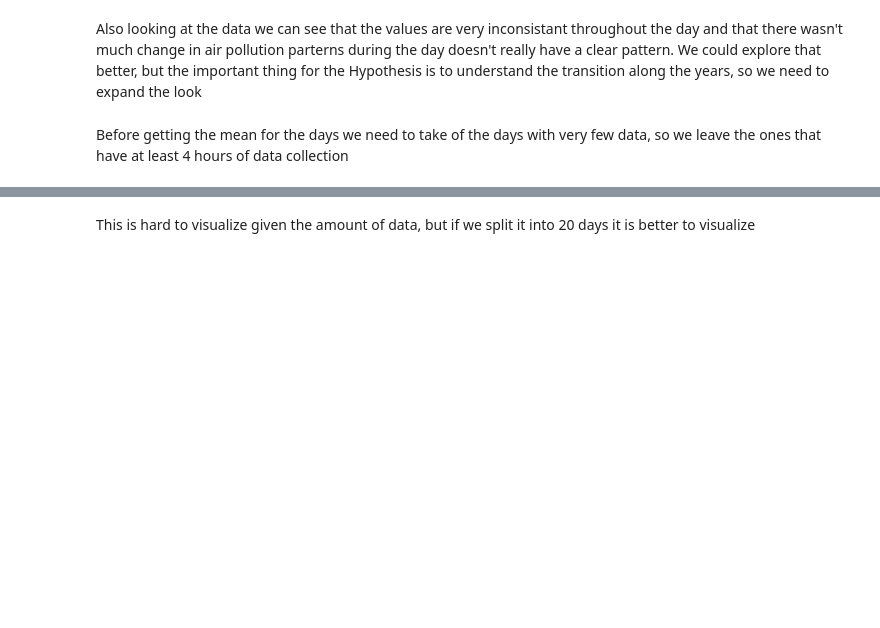
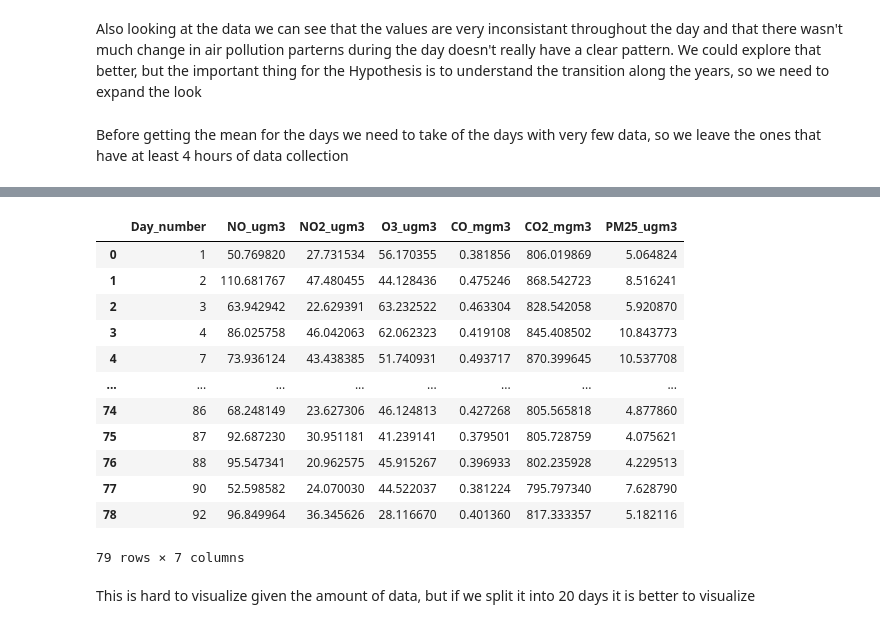
Before and after one commit to GiselleMelo/Ubiquity, a Jupyter notebook: projeto.ipynb, the cells around one changed output, grey strips where cells are left out. Cells and saved outputs as stored; diff of their text form; code cells hidden in the pictures; blank space fills up the shorter version.

```diff
--- a/projeto.ipynb
+++ b/projeto.ipynb
@@ -167,8 +172,23 @@ air_ts_filtered = air_ts[air_ts['Day_number'].isin(valid_days)].reset_index(drop
 # %%
 # This section separates de Air quality database into Hour and Days to make an analysis time based
 air_ts_filtered['gps_timestamp'] = pd.to_datetime(air_ts_filtered['gps_timestamp'])
 # For the hourly analysis
 air_daily = air_ts_filtered.groupby('Day_number')[pollutants].mean().reset_index()
+air_daily
+# %% [output]
+|  | Day_number | NO_ugm3 | NO2_ugm3 | O3_ugm3 | CO_mgm3 | CO2_mgm3 | PM25_ugm3 |
+| 0 | 1 | 50.769820 | 27.731534 | 56.170355 | 0.381856 | 806.019869 | 5.064824 |
+| 1 | 2 | 110.681767 | 47.480455 | 44.128436 | 0.475246 | 868.542723 | 8.516241 |
+| 2 | 3 | 63.942942 | 22.629391 | 63.232522 | 0.463304 | 828.542058 | 5.920870 |
+| 3 | 4 | 86.025758 | 46.042063 | 62.062323 | 0.419108 | 845.408502 | 10.843773 |
+| 4 | 7 | 73.936124 | 43.438385 | 51.740931 | 0.493717 | 870.399645 | 10.537708 |
+| ... | ... | ... | ... | ... | ... | ... | ... |
+| 74 | 86 | 68.248149 | 23.627306 | 46.124813 | 0.427268 | 805.565818 | 4.877860 |
+| 75 | 87 | 92.687230 | 30.951181 | 41.239141 | 0.379501 | 805.728759 | 4.075621 |
+| 76 | 88 | 95.547341 | 20.962575 | 45.915267 | 0.396933 | 802.235928 | 4.229513 |
+| 77 | 90 | 52.598582 | 24.070030 | 44.522037 | 0.381224 | 795.797340 | 7.628790 |
+| 78 | 92 | 96.849964 | 36.345626 | 28.116670 | 0.401360 | 817.333357 | 5.182116 |
+79 rows × 7 columns
 # %%
 air_daily['Day_block'] = ((air_daily['Day_number'] - air_daily['Day_number'].min()) // 5) + 1
 air_5days = air_daily.groupby('Day_block')[pollutants].mean().reset_index()
```
Also changed, not shown: parts of 3 cells of this notebook.
